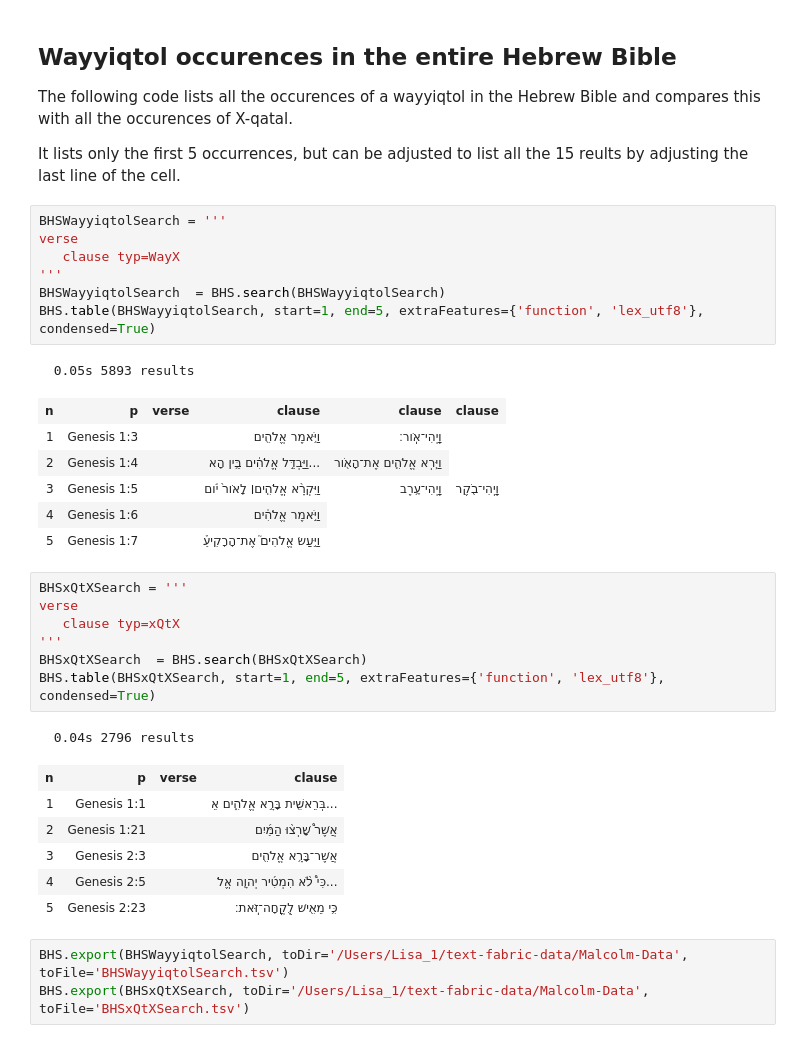
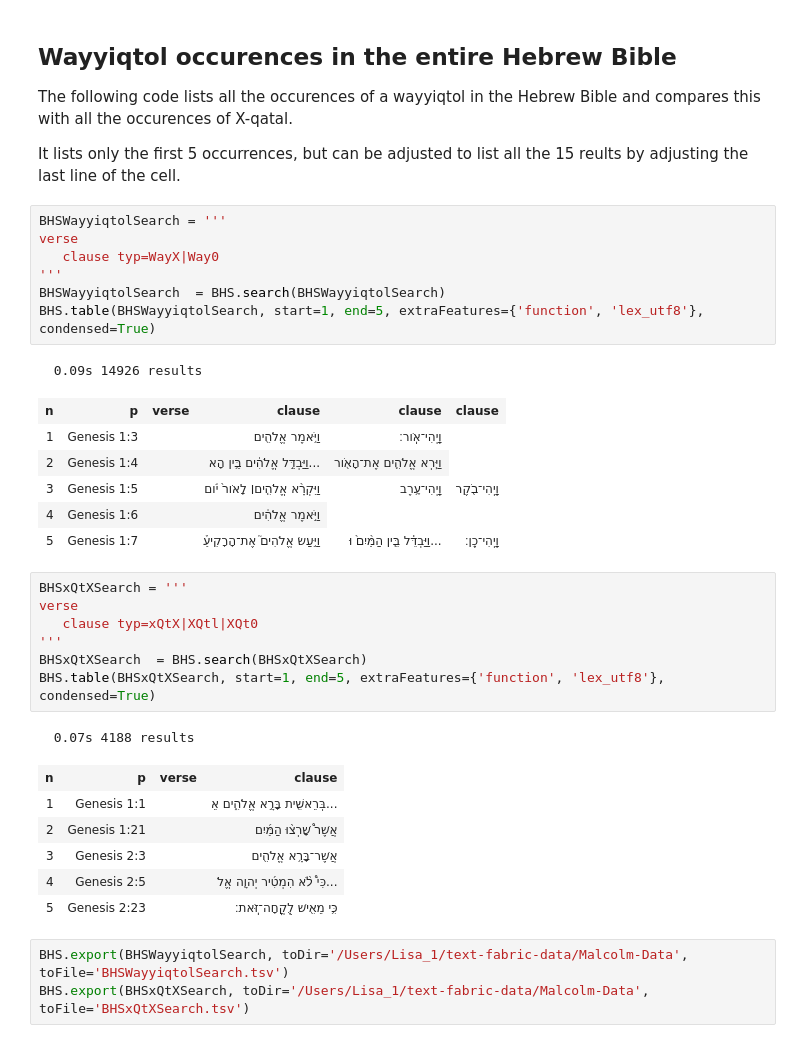
Before and after one commit to MalcolmGohSG/Esther, a Jupyter notebook: Esther-Visualizations.ipynb, the cells around one changed output. Saved outputs shown, nothing was run; the diff lists cells and outputs as text.

```diff
--- a/Esther-Visualizations.ipynb
+++ b/Esther-Visualizations.ipynb
@@ -269,27 +269,27 @@ It lists only the first 5 occurrences, but can be adjusted to list all the 15 re
 # %%
 BHSWayyiqtolSearch = '''
 verse
-   clause typ=WayX
+   clause typ=WayX|Way0
 '''
 BHSWayyiqtolSearch  = BHS.search(BHSWayyiqtolSearch)
 BHS.table(BHSWayyiqtolSearch, start=1, end=5, extraFeatures={'function', 'lex_utf8'}, condensed=True)
 # %% [output]
-  0.05s 5893 results
+  0.09s 14926 results
 | n | p | verse | clause | clause | clause |
 | 1 | Genesis 1:3 |  | וַיֹּ֥אמֶר אֱלֹהִ֖ים | וַֽיְהִי־אֹֽור׃ |
 | 2 | Genesis 1:4 |  | וַיַּבְדֵּ֣ל אֱלֹהִ֔ים בֵּ֥ין הָא... | וַיַּ֧רְא אֱלֹהִ֛ים אֶת־הָאֹ֖ור |
 | 3 | Genesis 1:5 |  | וַיִּקְרָ֨א אֱלֹהִ֤ים׀ לָאֹור֙ יֹ֔ום | וַֽיְהִי־עֶ֥רֶב | וַֽיְהִי־בֹ֖קֶר |
 | 4 | Genesis 1:6 |  | וַיֹּ֣אמֶר אֱלֹהִ֔ים |
-| 5 | Genesis 1:7 |  | וַיַּ֣עַשׂ אֱלֹהִים֮ אֶת־הָרָקִיעַ֒ |
+| 5 | Genesis 1:7 |  | וַיַּ֣עַשׂ אֱלֹהִים֮ אֶת־הָרָקִיעַ֒ | וַיַּבְדֵּ֗ל בֵּ֤ין הַמַּ֨יִם֙ וּ... | וַֽיְהִי־כֵֽן׃ |
 # %%
 BHSxQtXSearch = '''
 verse
-   clause typ=xQtX
+   clause typ=xQtX|XQtl|XQt0
 '''
 BHSxQtXSearch  = BHS.search(BHSxQtXSearch)
 BHS.table(BHSxQtXSearch, start=1, end=5, extraFeatures={'function', 'lex_utf8'}, condensed=True)
 # %% [output]
-  0.04s 2796 results
+  0.07s 4188 results
 | n | p | verse | clause |
 | 1 | Genesis 1:1 |  | בְּרֵאשִׁ֖ית בָּרָ֣א אֱלֹהִ֑ים אֵ... |
 | 2 | Genesis 1:21 |  | אֲשֶׁר֩ שָׁרְצ֨וּ הַמַּ֜יִם |
```
Also changed, not shown: parts of 9 cells of this notebook, 1 other file.
